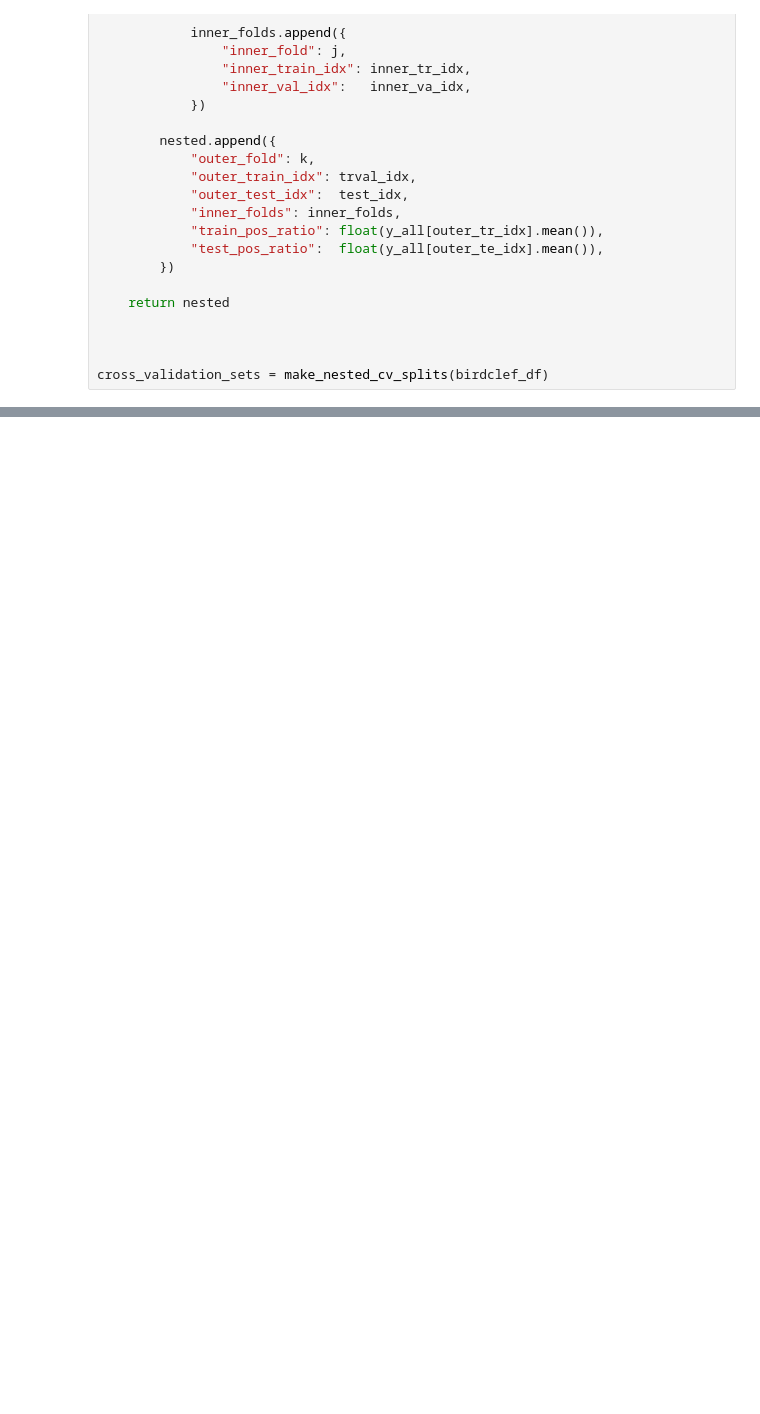
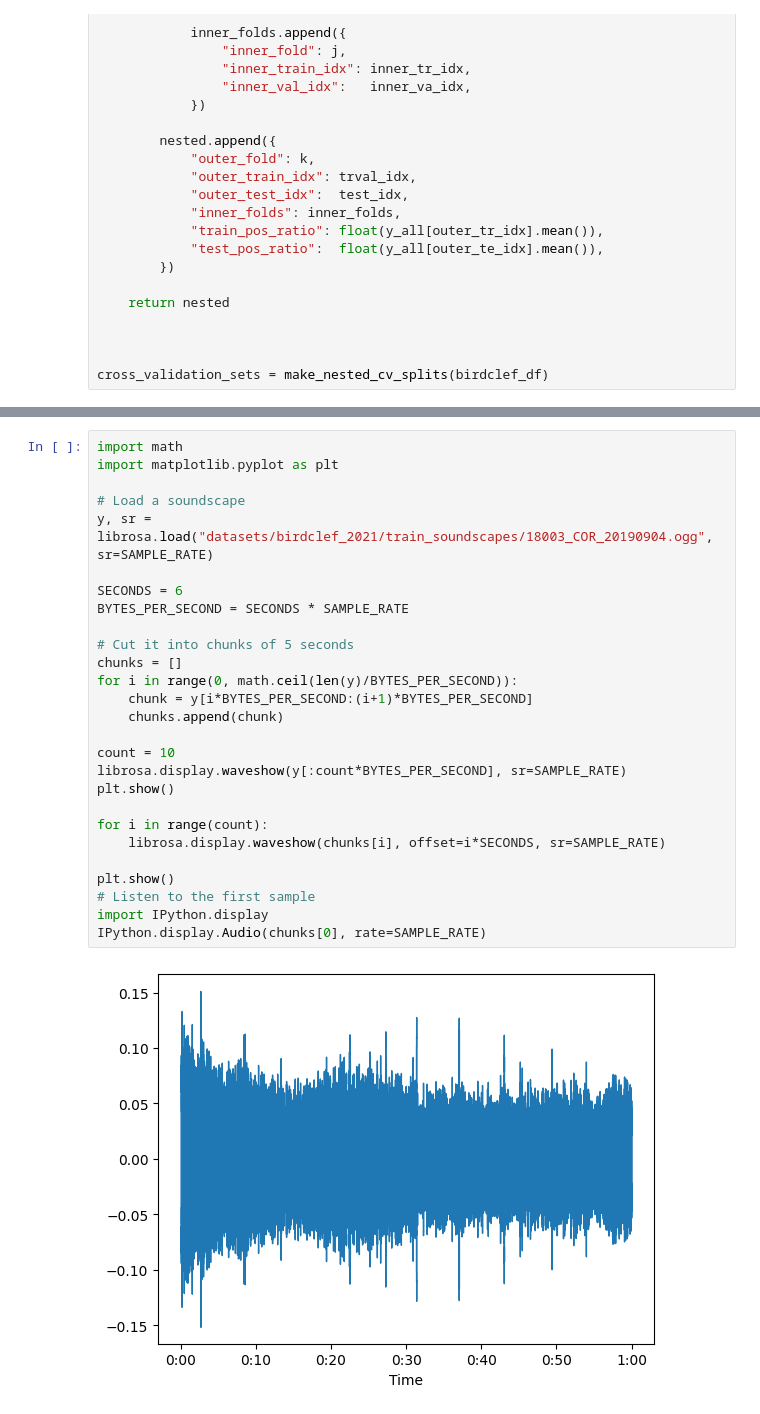
Before and after one commit to JsGraaf/AudioCatV2_ML_Framework, a Jupyter notebook: scripts/feature_generation_tf_v2.ipynb, the cells around one changed output, grey strips where cells are left out. Cells and saved outputs as stored; diff of their text form; blank space fills up the shorter version.

```diff
--- a/scripts/feature_generation_tf_v2.ipynb
+++ b/scripts/feature_generation_tf_v2.ipynb
@@ -602,0 +647,29 @@ AlreadyExistsError: Another profiler is running.
+# %%
+import math
+import matplotlib.pyplot as plt
+
+# Load a soundscape
+y, sr = librosa.load("datasets/birdclef_2021/train_soundscapes/18003_COR_20190904.ogg", sr=SAMPLE_RATE)
+
+SECONDS = 6
+BYTES_PER_SECOND = SECONDS * SAMPLE_RATE
+
+# Cut it into chunks of 5 seconds
+chunks = []
+for i in range(0, math.ceil(len(y)/BYTES_PER_SECOND)):
+    chunk = y[i*BYTES_PER_SECOND:(i+1)*BYTES_PER_SECOND]
+    chunks.append(chunk)
+
+count = 10
+librosa.display.waveshow(y[:count*BYTES_PER_SECOND], sr=SAMPLE_RATE)
+plt.show()
+
+for i in range(count):
+    librosa.display.waveshow(chunks[i], offset=i*SECONDS, sr=SAMPLE_RATE)
+
+plt.show()
+# Listen to the first sample
+import IPython.display
+IPython.display.Audio(chunks[0], rate=SAMPLE_RATE)
+# %% [output]
+[figure, added]
```
Also changed, not shown: parts of 10 cells of this notebook, 1 other file.
